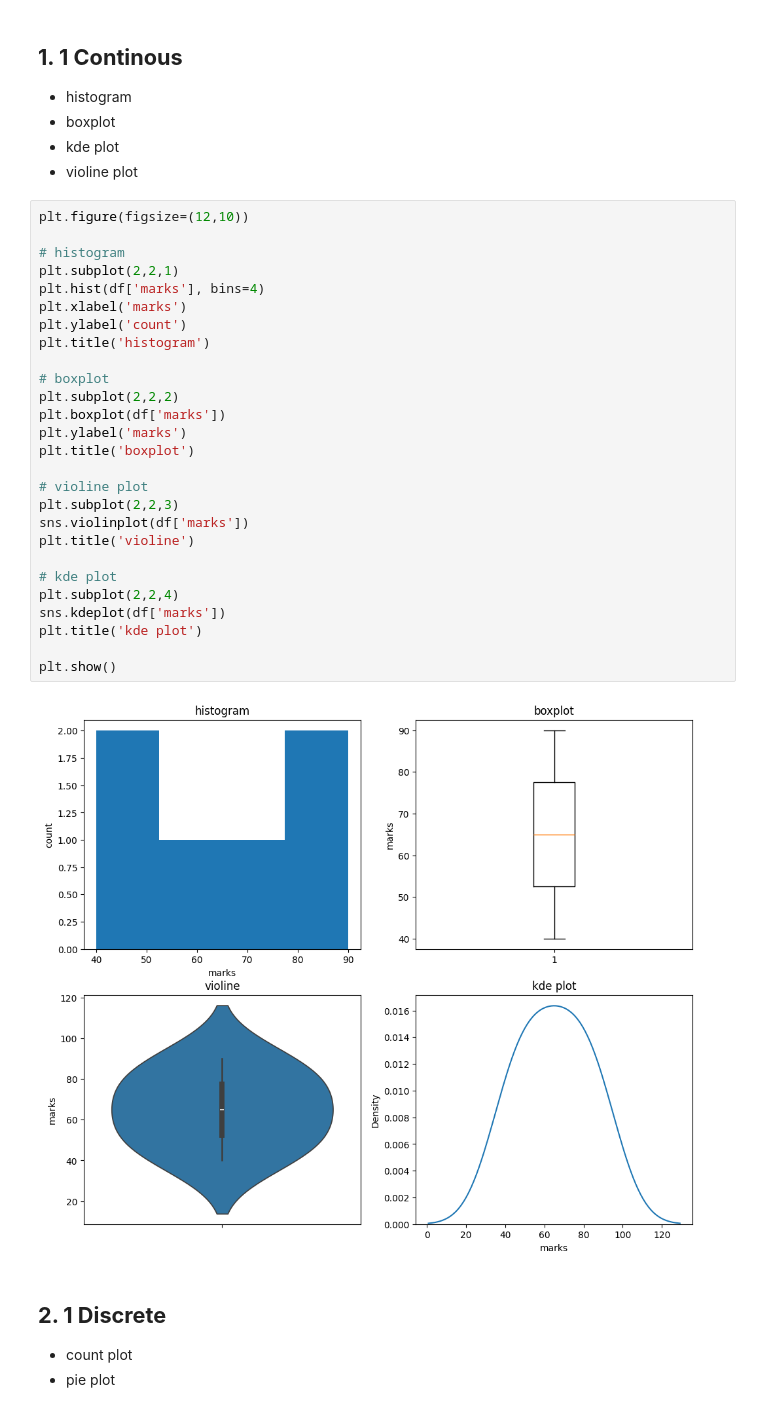
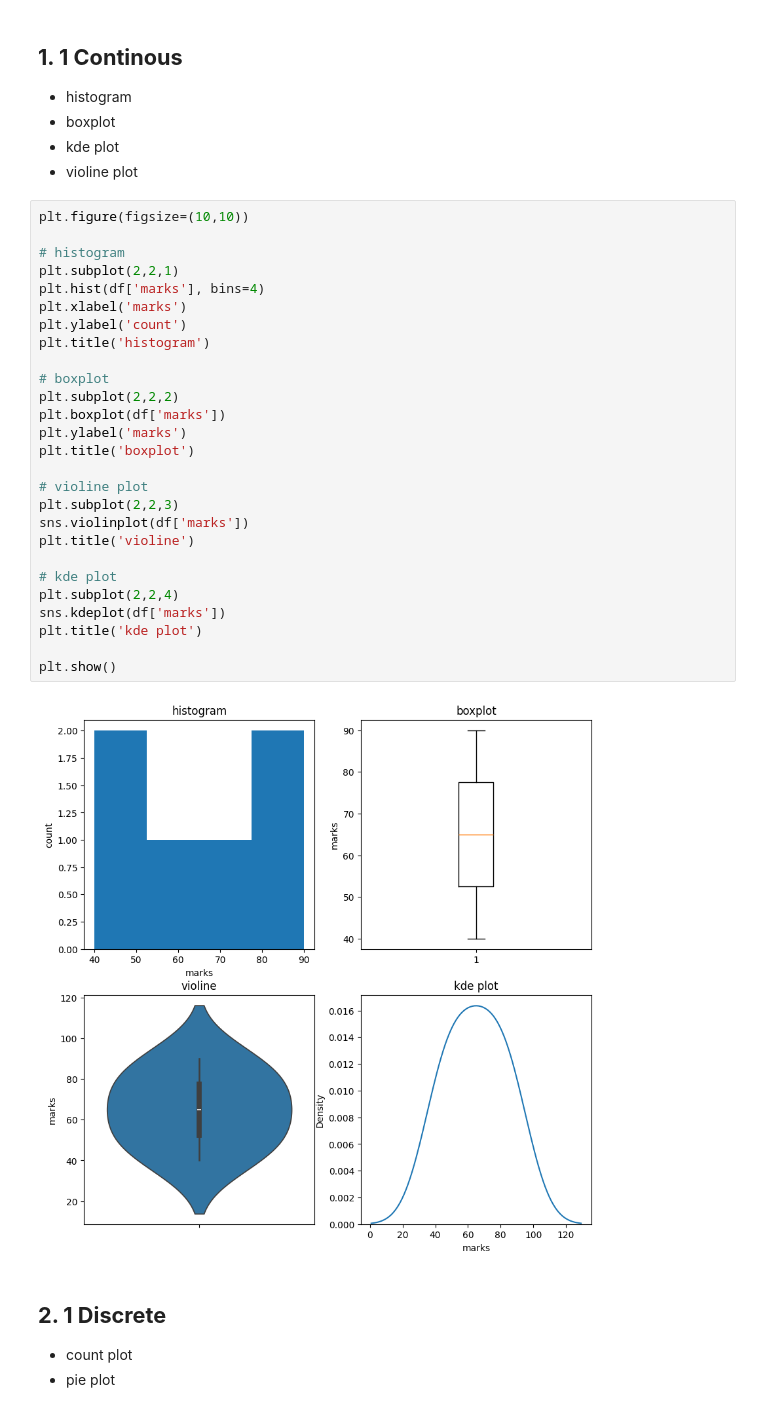
Before and after one commit to SAKSHISAAHU/Data_Analytics, a Jupyter notebook: 9.plots/plots.ipynb, the cells around one changed output. Saved outputs shown, nothing was run; the diff lists cells and outputs as text.

```diff
--- a/9.plots/plots.ipynb
+++ b/9.plots/plots.ipynb
@@ -34,34 +34,34 @@ df
 - kde plot
 - violine plot
 # %%
-plt.figure(figsize=(12,10))
+plt.figure(figsize=(10,10))
 
 # histogram
 plt.subplot(2,2,1)
 plt.hist(df['marks'], bins=4)
 plt.xlabel('marks')
 plt.ylabel('count')
 plt.title('histogram')
 
 # boxplot
 plt.subplot(2,2,2)
 plt.boxplot(df['marks'])
 plt.ylabel('marks')
 plt.title('boxplot')
 
 # violine plot
 plt.subplot(2,2,3)
 sns.violinplot(df['marks'])
 plt.title('violine')
 
 # kde plot
 plt.subplot(2,2,4)
 sns.kdeplot(df['marks'])
 plt.title('kde plot')
 
 plt.show()
 # %% [output]
-[figure, old version]
+[figure, new version]
 # %% [markdown]
 ## **2. 1 Discrete**
 - count plot
```
Also changed, not shown: parts of 3 cells of this notebook.
